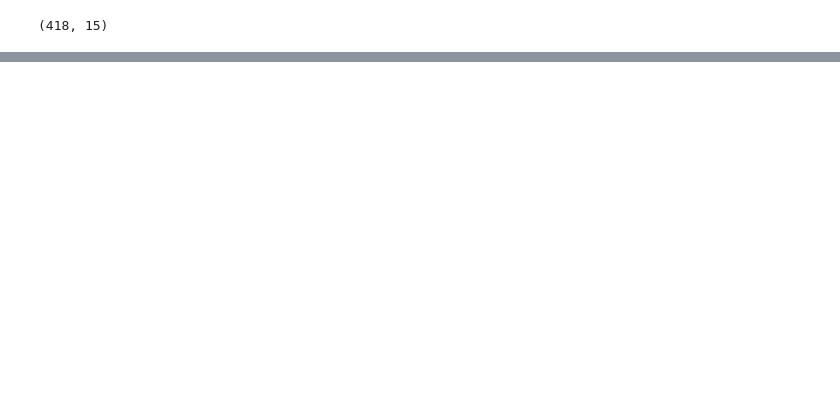
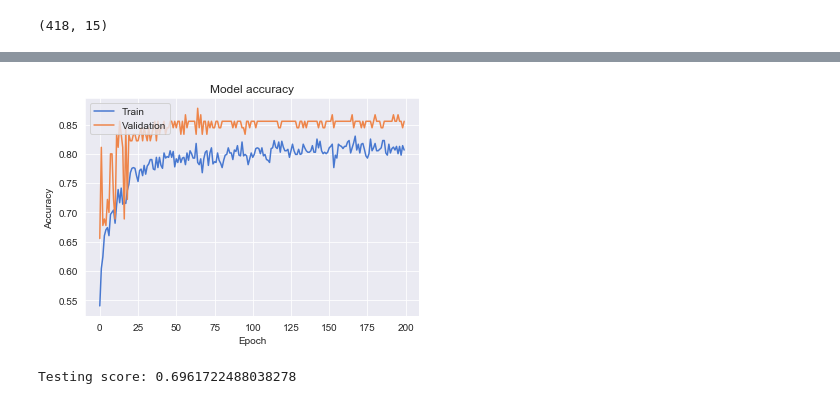
Before and after one commit to arsalanfardi/Titanic-Survival-Prediction, a Jupyter notebook: Titanic_Survival_Prediction.ipynb, the cells around one changed output, grey strips where cells are left out. Drawn from its saved outputs; the diff is of its cells as text; code cells hidden in the pictures; blank space fills up the shorter version.

```diff
--- a/Titanic_Survival_Prediction.ipynb
+++ b/Titanic_Survival_Prediction.ipynb
@@ -690,7 +716,7 @@ Ticket        0
 dtype: int64
 # %%
 # Fill empty fare value with average of its Pclass
-test_df.Fare.fillna(test_df[test_df.Pclass==3]['Fare'].mean(), inplace=True)
+test_df.Fare.fillna(test_df[test_df.Pclass==3]['Fare'].median(), inplace=True)
 # %%
 total = test_df.isnull().sum().sort_values(ascending=False)
 total.head()
@@ -757,6 +785,6 @@ test_df_processed.head(5)
 # %%
 # Drop non-numerical and irrelevant rows
-test_df_processed.drop(['PassengerId', 'Name', 'Sex', 'Ticket', 'Cabin', 'Embarked', 'Title'], axis=1, inplace=True)
+test_df_processed.drop(['PassengerId', 'Name', 'Sex', 'Ticket', 'Cabin', 'Embarked', 'Title', 'Fare'], axis=1, inplace=True)
 test_df_processed.shape
 # %% [output]
 (418, 15)
@@ -830,0 +885,25 @@ The score on the training data: 0.9046015712682379
+# %%
+# Convert the labels to one-hot encoding.
+n_classes = 2
+labels_train = np_utils.to_categorical(y, n_classes)
+print(f'Shape of one hot encoded labels_train: {labels_train.shape}')
+
+# Add a 32 node hidden layer with sigmoid activation function.
+n_features = X.shape[1]
+
+model = Sequential()
+model.add(Dropout(0.2))
+model.add(Dense(512, input_dim=n_features, activation='relu'))
+model.add(Dropout(0.2))
+model.add(Dense(512, input_dim=n_features, activation='relu'))
+model.add(Dropout(0.2))
+model.add(Dense(512, input_dim=n_features, activation='relu'))
+model.add(Dense(n_classes, input_dim=n_features, activation='softmax'))
+
+# Compile your model with accuracy as your metric.
+opt=Adam(lr=0.001)
+model.compile(optimizer=opt, loss='categorical_crossentropy', metrics=['accuracy'])
+
+features_train = X.to_numpy()
+# Train the model.
+model_history = model.fit(features_train, labels_train, epochs=200, batch_size=128, validation_split=0.10)
@@ -830,0 +928,18 @@ The score on the training data: 0.9046015712682379
+# %%
+# Predict the test set labels.
+y_pred = model.predict(X_test)
+y_pred = np.argmax(y_pred, axis=-1)
+
+# Plot training & validation accuracy values
+plt.plot(model_history.history['accuracy'])
+plt.plot(model_history.history['val_accuracy'])
+plt.title('Model accuracy')
+plt.ylabel('Accuracy')
+plt.xlabel('Epoch')
+plt.legend(['Train', 'Validation'], loc='upper left')
+plt.show()
+score = accuracy_score(y_pred, y_sol)
+print("Testing score:", score)
+# %% [output]
+[figure, added]
+Testing score: 0.6961722488038278
```
Also changed, not shown: parts of 29 cells of this notebook, 1 other file.
